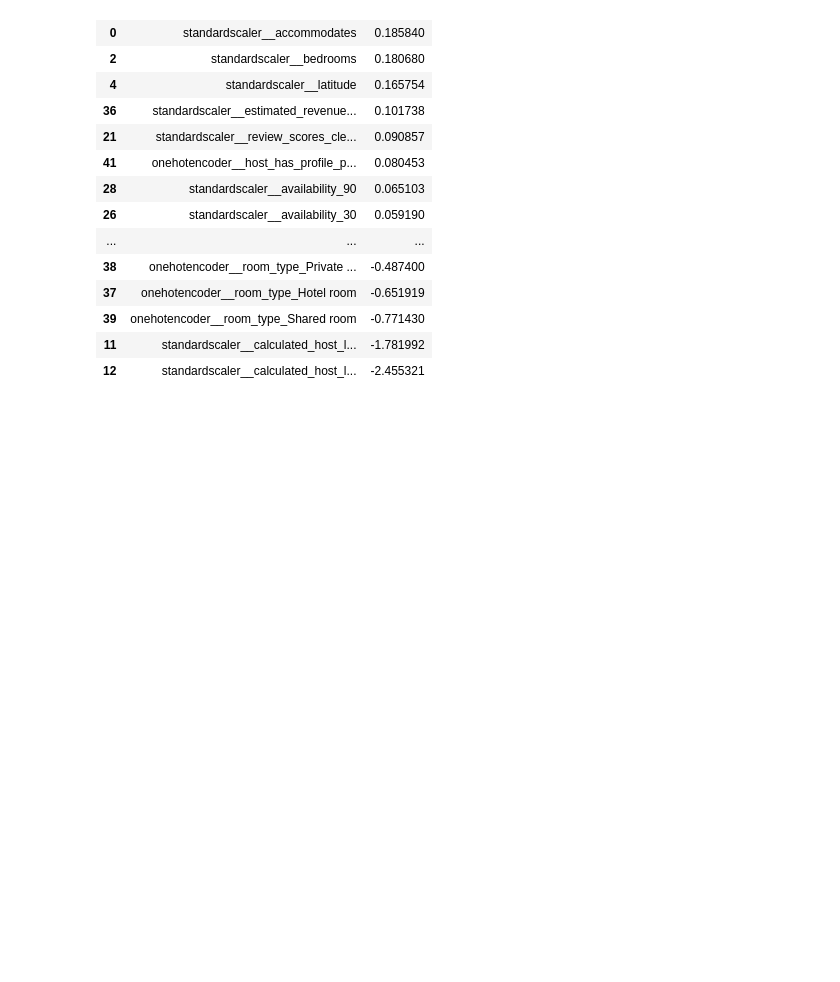
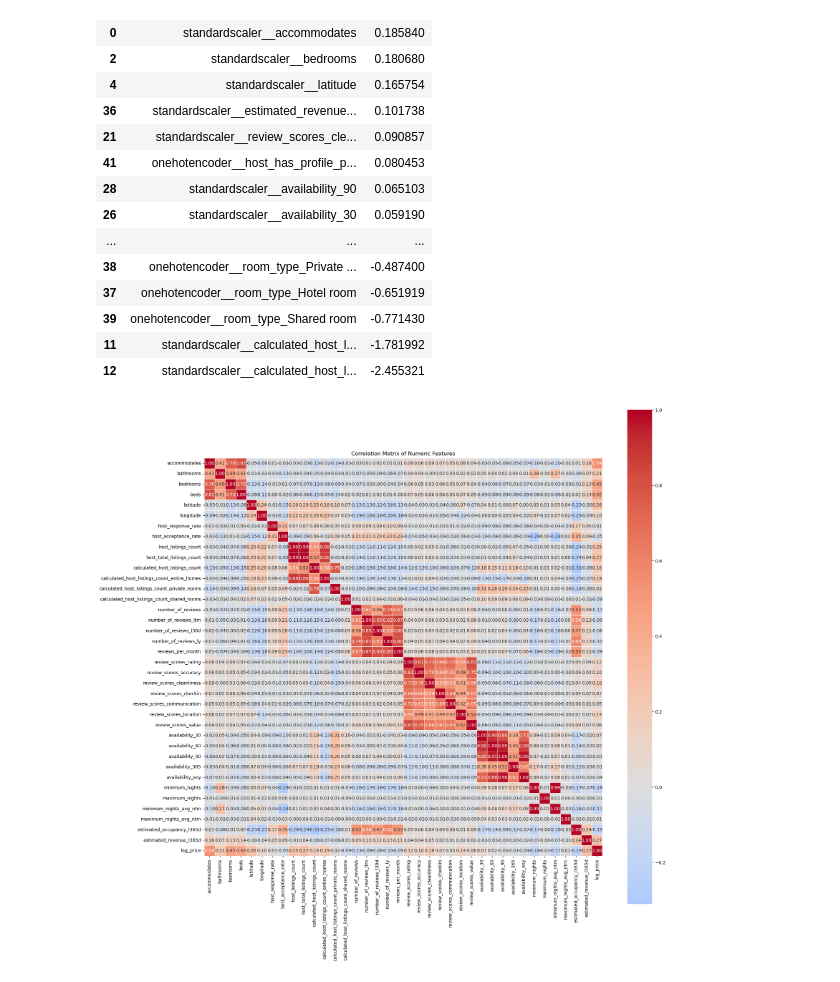
Before and after one commit to matteosaisi/airbnb-pricing-optimization, a Jupyter notebook: notebooks/02_feature_engineering.ipynb, the cells around one changed output. Cells and saved outputs as stored; diff of their text form; code cells hidden in the pictures; blank space fills up the shorter version.

Commit message:
assessing correlations (temporary)

```diff
--- a/notebooks/02_feature_engineering.ipynb
+++ b/notebooks/02_feature_engineering.ipynb
@@ -371,3 +371,71 @@ coef_df.sort_values("coef", ascending = False)
 | 39 | onehotencoder__room_type_Shared room | -0.771430 |
 | 11 | standardscaler__calculated_host_l... | -1.781992 |
 | 12 | standardscaler__calculated_host_l... | -2.455321 |
+# %%
+import seaborn as sns
+import matplotlib.pyplot as plt
+
+
+quantitative_vars = [
+    # Property characteristics
+    "accommodates",
+    "bathrooms",
+    "bedrooms",
+    "beds",
+
+    # Location
+    "latitude",
+    "longitude",
+
+    # Host metrics
+    "host_response_rate",
+    "host_acceptance_rate",
+    "host_listings_count",
+    "host_total_listings_count",
+    "calculated_host_listings_count",
+    "calculated_host_listings_count_entire_homes",
+    "calculated_host_listings_count_private_rooms",
+    "calculated_host_listings_count_shared_rooms",
+
+    # Reviews
+    "number_of_reviews",
+    "number_of_reviews_ltm",
+    "number_of_reviews_l30d",
+    "number_of_reviews_ly",
+    "reviews_per_month",
+    "review_scores_rating",
+    "review_scores_accuracy",
+    "review_scores_cleanliness",
+    "review_scores_checkin",
+    "review_scores_communication",
+    "review_scores_location",
+    "review_scores_value",
+
+    # Availability
+    "availability_30",
+    "availability_60",
+    "availability_90",
+    "availability_365",
+    "availability_eoy",
+    "minimum_nights",
+    "maximum_nights",
+    "minimum_nights_avg_ntm",
+    "maximum_nights_avg_ntm",
+
+    # Other
+    "estimated_occupancy_l365d",
+    "estimated_revenue_l365d",
+
+    # Target
+    "log_price"
+]
+
+correlation_matrix = df_clean[quantitative_vars].corr()
+
+plt.figure(figsize=(20, 20))
+sns.heatmap(correlation_matrix, annot=True, cmap='coolwarm',
+            center=0, fmt='.2f', square=True, linewidths=0.5)
+plt.title('Correlation Matrix of Numeric Features')
+plt.show()
+# %% [output]
+[figure, added]
```
